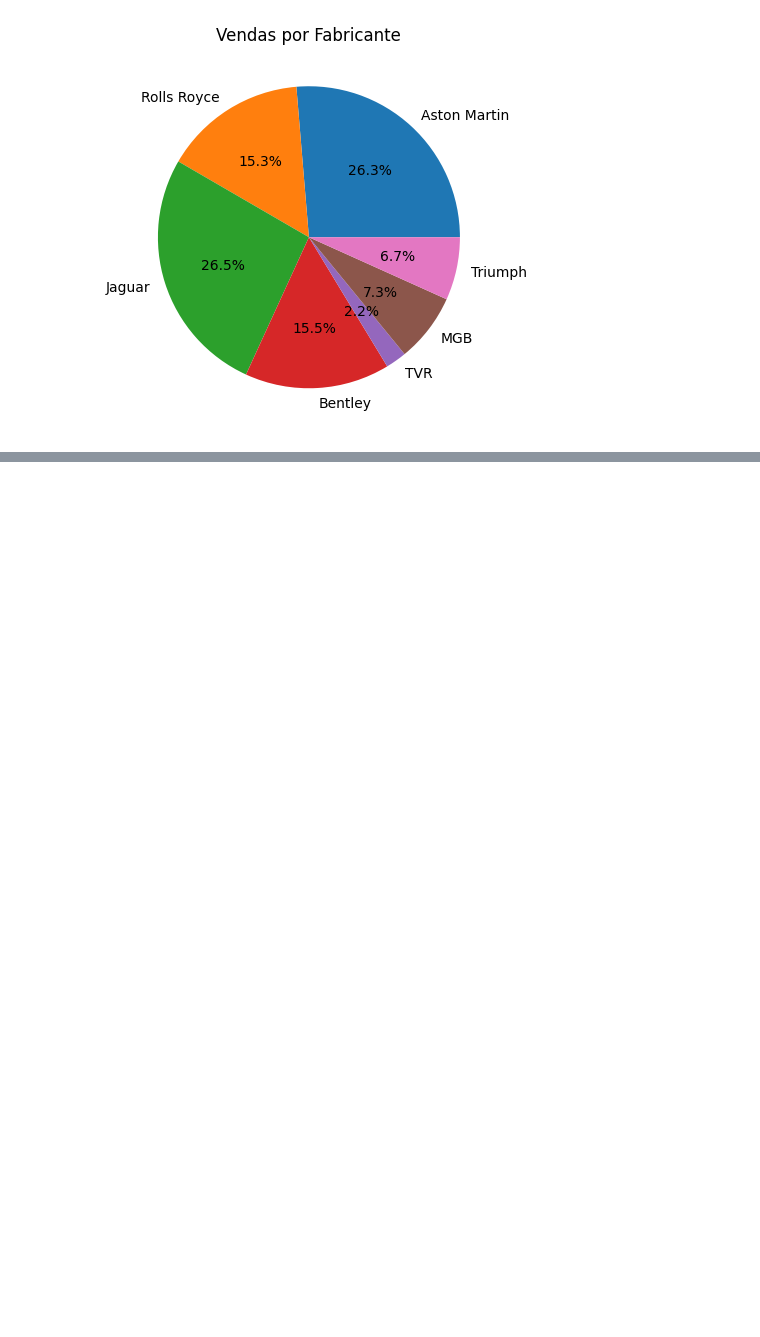
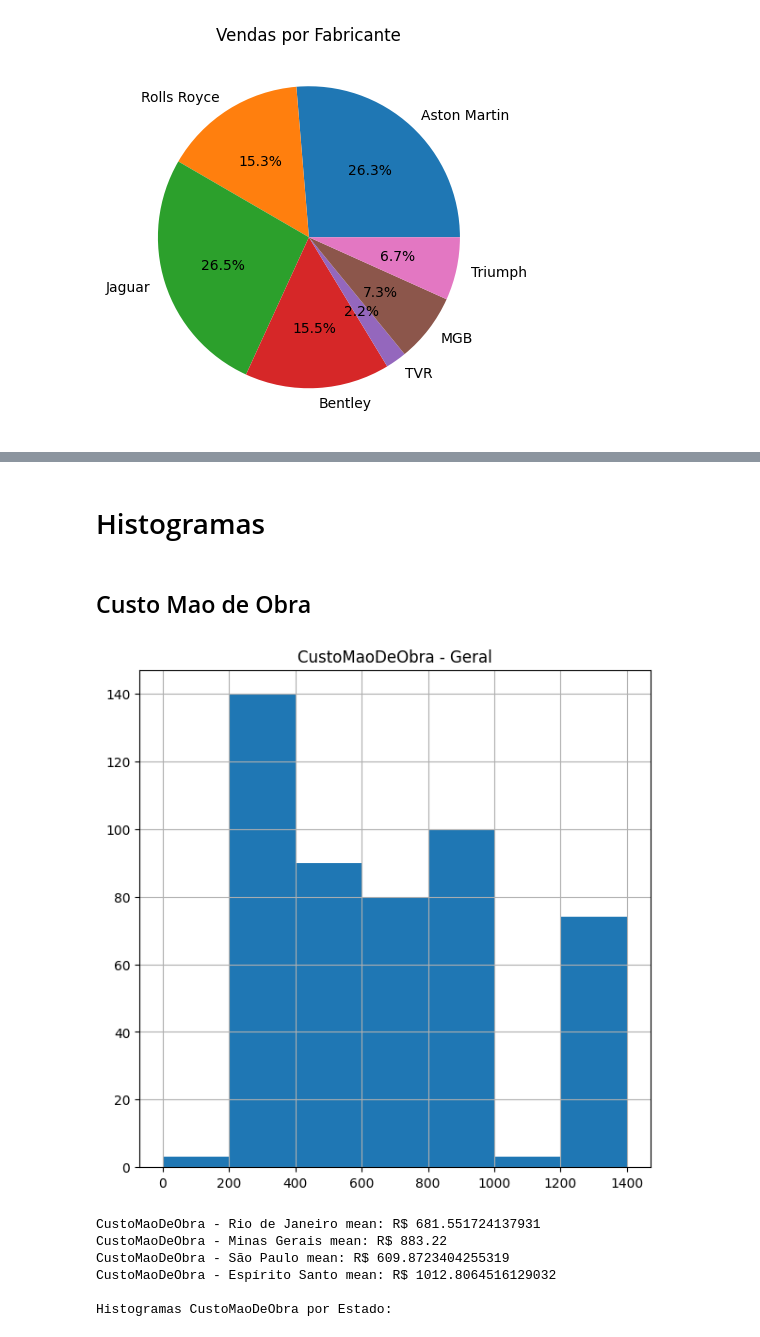
Before and after one commit to GabrielDornelles/math, a Jupyter notebook: Statistics/GR16009-00068-GA/Statistics-GA.ipynb, the cells around one changed output, grey strips where cells are left out. Drawn from its saved outputs; the diff is of its cells as text; code cells hidden in the pictures; blank space fills up the shorter version.

Commit message:
methods out of notebook, all histograms

```diff
--- a/Statistics/GR16009-00068-GA/Statistics-GA.ipynb
+++ b/Statistics/GR16009-00068-GA/Statistics-GA.ipynb
@@ -145,0 +58,14 @@ Histogramas CustoMaoDeObra por estado:
+# %% [markdown]
+# Histogramas
+# %% [markdown]
+## Custo Mao de Obra
+# %%
+histograms(main_key="CustoMaoDeObra", sort_by="Estado")
+# %% [output]
+[figure, added]
+CustoMaoDeObra - Rio de Janeiro mean: R$ 681.551724137931
+CustoMaoDeObra - Minas Gerais mean: R$ 883.22
+CustoMaoDeObra - São Paulo mean: R$ 609.8723404255319
+CustoMaoDeObra - Espírito Santo mean: R$ 1012.8064516129032
+
+Histogramas CustoMaoDeObra por Estado:
```
Also changed, not shown: parts of 15 cells of this notebook, 1 other file.
